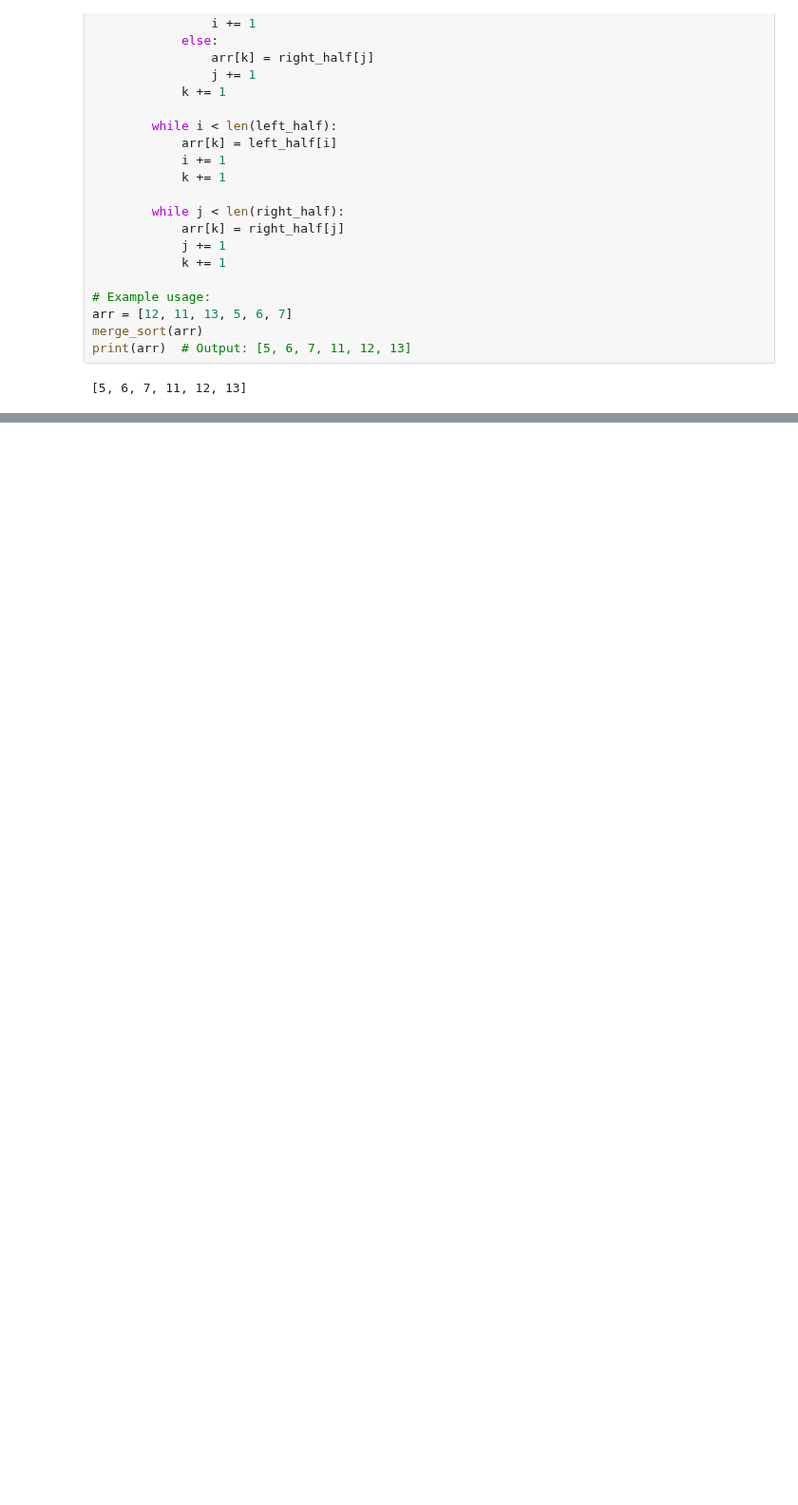
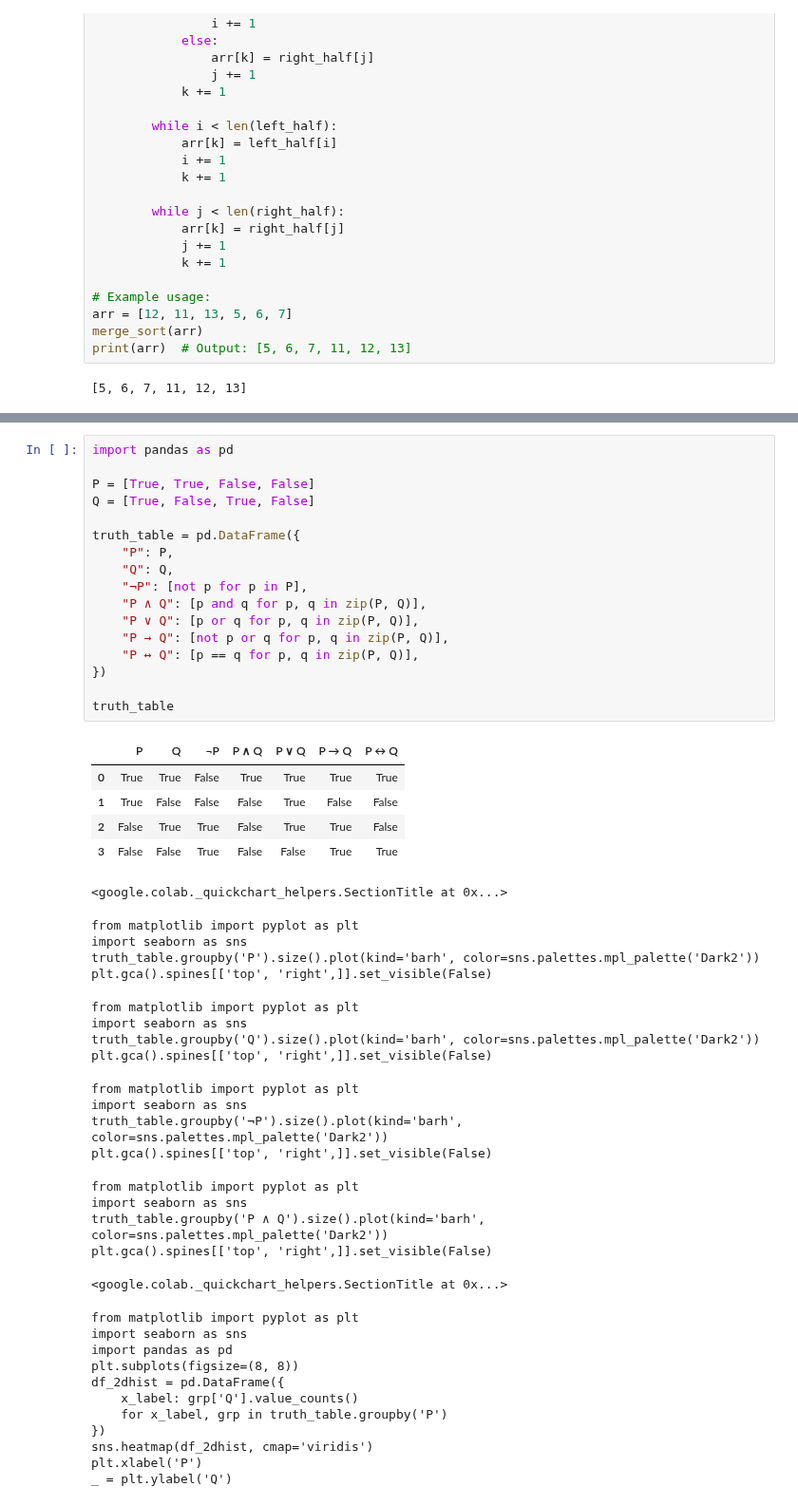
Before and after one commit to rmd360/machinelearningproject, a Jupyter notebook: Maths.ipynb, the cells around one changed output, grey strips where cells are left out. Shown at 95% size. Saved outputs shown, nothing was run; the diff lists cells and outputs as text; blank space fills up the shorter version.

```diff
--- a/Maths.ipynb
+++ b/Maths.ipynb
@@ -393,0 +419,52 @@ print(arr)  # Output: [5, 6, 7, 11, 12, 13]
+# %%
+import pandas as pd
+
+P = [True, True, False, False]
+Q = [True, False, True, False]
+
+truth_table = pd.DataFrame({
+    "P": P,
+    "Q": Q,
+    "¬P": [not p for p in P],
+    "P ∧ Q": [p and q for p, q in zip(P, Q)],
+    "P ∨ Q": [p or q for p, q in zip(P, Q)],
+    "P → Q": [not p or q for p, q in zip(P, Q)],
+    "P ↔ Q": [p == q for p, q in zip(P, Q)],
+})
+
+truth_table
+# %% [output]
+|  | P | Q | ¬P | P ∧ Q | P ∨ Q | P → Q | P ↔ Q |
+| 0 | True | True | False | True | True | True | True |
+| 1 | True | False | False | False | True | False | False |
+| 2 | False | True | True | False | True | True | False |
+| 3 | False | False | True | False | False | True | True |
+<google.colab._quickchart_helpers.SectionTitle at 0x...>
+from matplotlib import pyplot as plt
+import seaborn as sns
+truth_table.groupby('P').size().plot(kind='barh', color=sns.palettes.mpl_palette('Dark2'))
+plt.gca().spines[['top', 'right',]].set_visible(False)
+from matplotlib import pyplot as plt
+import seaborn as sns
+truth_table.groupby('Q').size().plot(kind='barh', color=sns.palettes.mpl_palette('Dark2'))
+plt.gca().spines[['top', 'right',]].set_visible(False)
+from matplotlib import pyplot as plt
+import seaborn as sns
+truth_table.groupby('¬P').size().plot(kind='barh', color=sns.palettes.mpl_palette('Dark2'))
+plt.gca().spines[['top', 'right',]].set_visible(False)
+from matplotlib import pyplot as plt
+import seaborn as sns
+truth_table.groupby('P ∧ Q').size().plot(kind='barh', color=sns.palettes.mpl_palette('Dark2'))
+plt.gca().spines[['top', 'right',]].set_visible(False)
+<google.colab._quickchart_helpers.SectionTitle at 0x...>
+from matplotlib import pyplot as plt
+import seaborn as sns
+import pandas as pd
+plt.subplots(figsize=(8, 8))
+df_2dhist = pd.DataFrame({
+    x_label: grp['Q'].value_counts()
+    for x_label, grp in truth_table.groupby('P')
+})
+sns.heatmap(df_2dhist, cmap='viridis')
+plt.xlabel('P')
+_ = plt.ylabel('Q')
```
Also changed, not shown: parts of 2 cells of this notebook.
